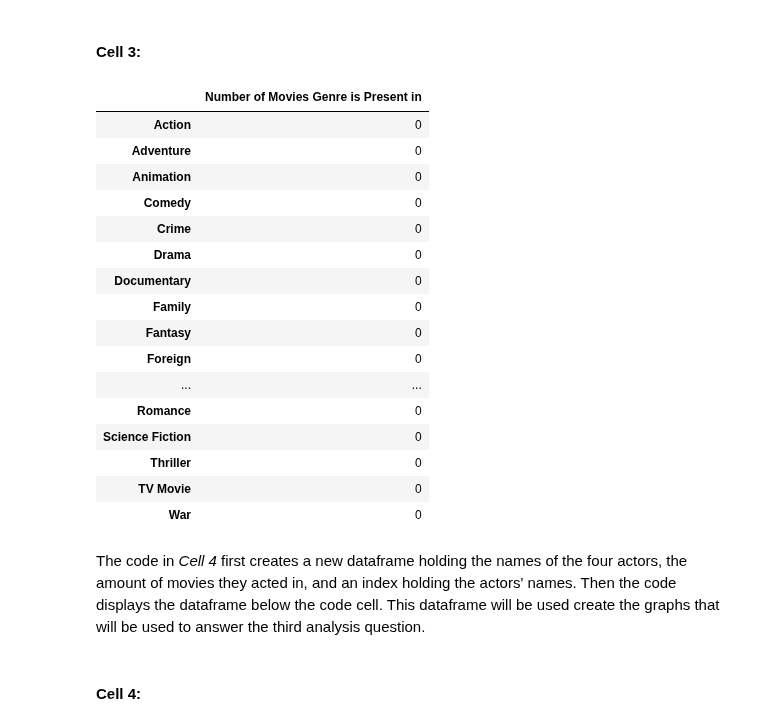
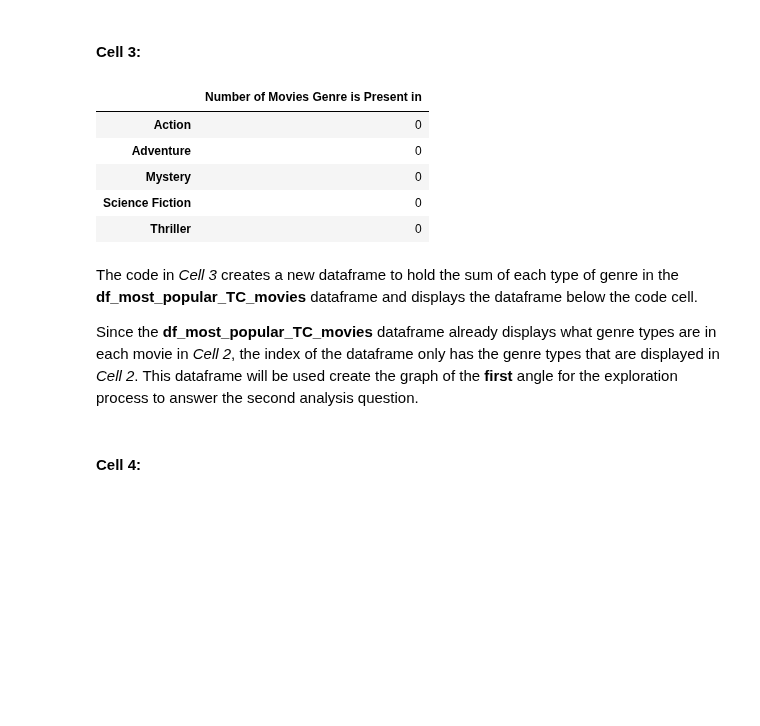
Before and after one commit to jwGitHub9860/Investigate_A_Dataset, a Jupyter notebook: Investigate_a_Dataset.ipynb, the cells around one changed output. Cells and saved outputs as stored; diff of their text form; code cells hidden in the pictures; blank space fills up the shorter version.

```diff
--- a/Investigate_a_Dataset.ipynb
+++ b/Investigate_a_Dataset.ipynb
@@ -845,35 +845,21 @@ For the **first** angle, the top 5 most popular movies were first found, next th
 # %% [markdown]
 #### **Cell 3:**
 # %%
-df_movie_and_actors = pd.DataFrame([[0], [0], [0], [0],
-                                    [0], [0], [0], [0],
-                                    [0], [0], [0], [0],
-                                    [0], [0], [0], [0],
-                                    [0], [0], [0]],
-                                   index=['Action', 'Adventure', 'Animation', 'Comedy', 'Crime', 'Drama', 'Documentary', 'Family', 'Fantasy', 'Foreign', 'History', 'Horror', 'Music', 'Mystery', 'Romance',
-                                          'Science Fiction', 'Thriller', 'TV Movie', 'War'],
+df_movie_and_actors = pd.DataFrame([[0], [0], [0], [0], [0]],
+                                   index=['Action', 'Adventure', 'Mystery', 'Science Fiction', 'Thriller'],
                                    columns=['Number of Movies Genre is Present in']) # creates dataframe to number of movies genres are present in for first angle
 df_movie_and_actors # displays actor and movie amount dataframe
 # %% [output]
 |  | Number of Movies Genre is Present in |
 | Action | 0 |
 | Adventure | 0 |
-| Animation | 0 |
-| Comedy | 0 |
-| Crime | 0 |
-| Drama | 0 |
-| Documentary | 0 |
-| Family | 0 |
-| Fantasy | 0 |
-| Foreign | 0 |
-| ... | ... |
-| Romance | 0 |
+| Mystery | 0 |
 | Science Fiction | 0 |
 | Thriller | 0 |
-| TV Movie | 0 |
-| War | 0 |
-# %% [markdown]
-The code in _Cell 4_ first creates a new dataframe holding the names of the four actors, the amount of movies they acted in, and an index holding the actors' names. Then the code displays the dataframe below the code cell. This dataframe will be used create the graphs that will be used to answer the third analysis question.
+# %% [markdown]
+The code in _Cell 3_ creates a new dataframe to hold the sum of each type of genre in the **df_most_popular_TC_movies** dataframe and displays the dataframe below the code cell.
+
+Since the **df_most_popular_TC_movies** dataframe already displays what genre types are in each movie in _Cell 2_, the index of the dataframe only has the genre types that are displayed in _Cell 2_. This dataframe will be used create the graph of the **first** angle for the exploration process to answer the second analysis question.
 # %% [markdown]
 #### **Cell 4:**
 # %%
```
Also changed, not shown: parts of 5 cells of this notebook.
